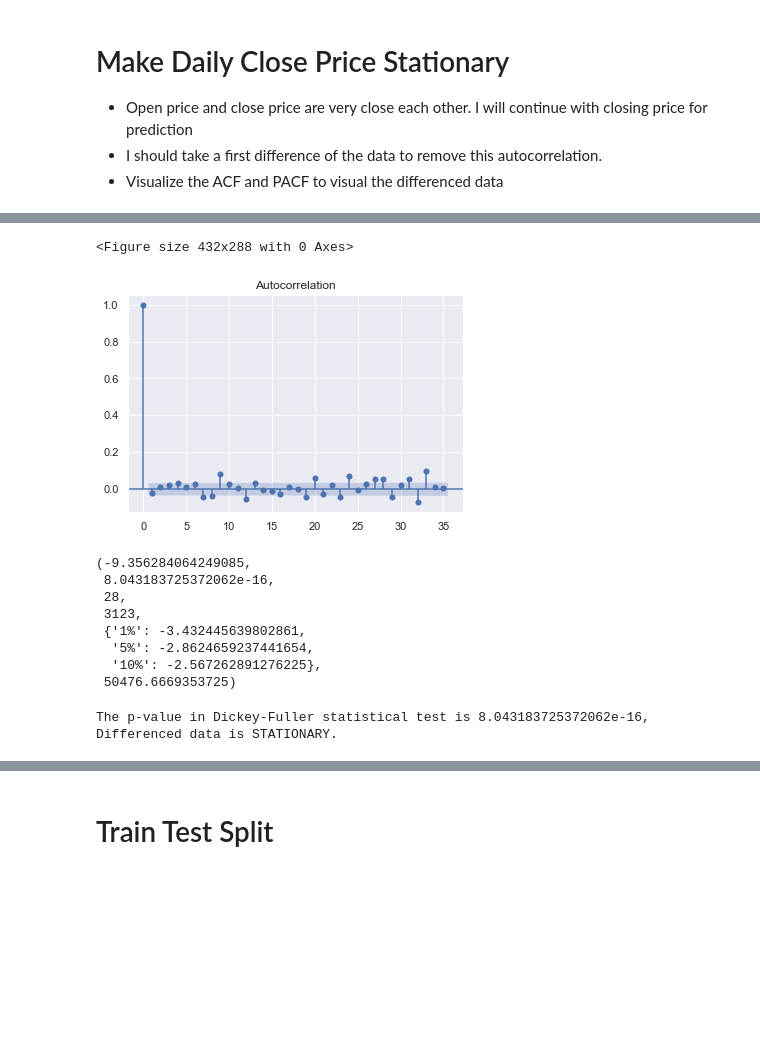
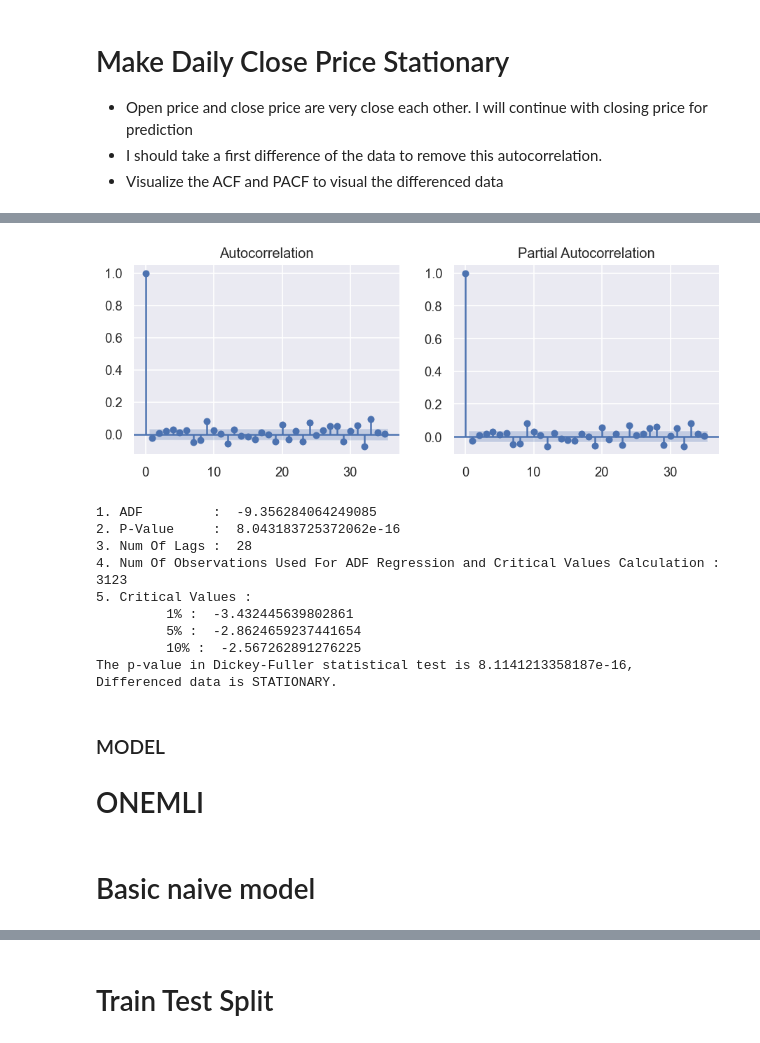
Before and after one commit to drykvf/Bitcoin_Pred_022023, a Jupyter notebook: Bitcoin Price Pred-HeraK.ipynb, the cells around one changed output, grey strips where cells are left out. Saved outputs shown, nothing was run; the diff lists cells and outputs as text; code cells hidden in the pictures; blank space fills up the shorter version.

```diff
--- a/Bitcoin Price Pred-HeraK.ipynb
+++ b/Bitcoin Price Pred-HeraK.ipynb
@@ -495,27 +466,32 @@ plot_pacf(close_diff, title='Partial Autocorrelation');
-# %%
-# ACF
-# Decide for AR, p
-
-#Save the figure
-plt.savefig("Autocorrelation.png", transparent = True, dpi=150)
-
-plot_acf(close_diff, title='Autocorrelation',);
-# %% [output]
-<Figure size 432x288 with 0 Axes>
-[figure, removed]
-# %%
-adfuller(close_diff)
-# %% [output]
-(-9.356284064249085,
- 8.043183725372062e-16,
- 28,
- 3123,
- {'1%': -3.432445639802861,
-  '5%': -2.8624659237441654,
-  '10%': -2.567262891276225},
- 50476.6669353725)
+# %%
+plt.rcParams.update({'figure.figsize':(9,3), 'figure.dpi':120})
+
+fig, axes = plt.subplots(1, 2, sharex=True)
+
+# ACF, Decide for AR, p
+plot_acf(close_diff, title='Autocorrelation', ax=axes[0]);
+
+# PACF, Decide for MA term, q
+plot_pacf(close_diff, title='Partial Autocorrelation', ax=axes[1]);
+
+#Save the figure
+plt.savefig("ACF & PACF.png", transparent = True, dpi=150)
+# %% [output]
+[figure, added]
 # %%
-p_val = adfuller(close_ts.diff()[1:])[1]
+# Check p value of our close_ts and check if it is stationary
+# 1. Test Statistic, 2. p-value, 3. #Lags Used, 4. Number of Observations Used, 5. Critical values
+dftest = adfuller(close_diff.dropna(), autolag = 'AIC')
+
+print("1. ADF         : ", dftest[0])
+print("2. P-Value     : ", dftest[1])
+print("3. Num Of Lags : ", dftest[2])
+print("4. Num Of Observations Used For ADF Regression and Critical Values Calculation :", dftest[3])
+print("5. Critical Values :")
+for key, val in dftest[4].items():
+    print("\t",key, ": ", val)
+
+p_val = adfuller(close_diff[1:])[1]
 print(f"The p-value in Dickey-Fuller statistical test is {p_val},")
 
 if p_val < 0.05:
@@ -524,5 +500,19 @@ else:
     print("Reject the null hypothesis that the differenced data is \
 NOT stationary.")
 # %% [output]
-The p-value in Dickey-Fuller statistical test is 8.043183725372062e-16,
+1. ADF         :  -9.356284064249085
+2. P-Value     :  8.043183725372062e-16
+3. Num Of Lags :  28
+4. Num Of Observations Used For ADF Regression and Critical Values Calculation : 3123
+5. Critical Values :
+         1% :  -3.432445639802861
+         5% :  -2.8624659237441654
+         10% :  -2.567262891276225
+The p-value in Dickey-Fuller statistical test is 8.1141213358187e-16,
 Differenced data is STATIONARY.
+# %% [markdown]
+
+### MODEL ######
+# ONEMLI
+# %% [markdown]
+# Basic naive model
```
Also changed, not shown: parts of 122 cells of this notebook.
